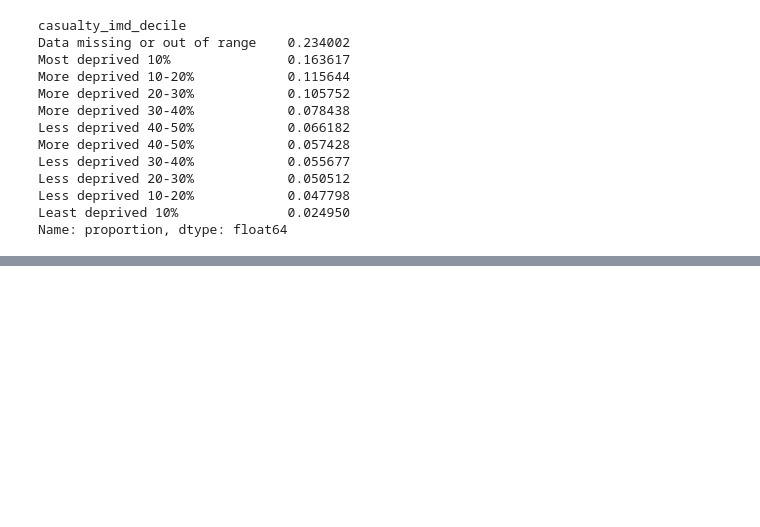
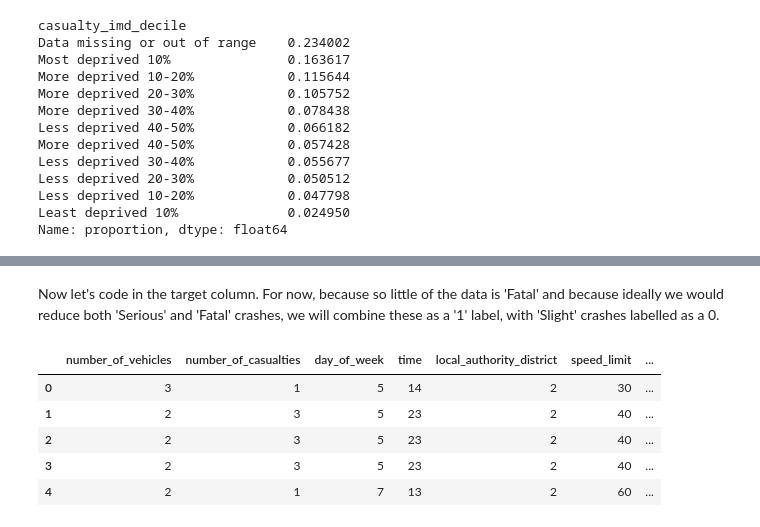
Before and after one commit to EJCassella/DfT_data_project, a Jupyter notebook: 04 - DfT data feature engineering.ipynb, the cells around one changed output, grey strips where cells are left out. Drawn from its saved outputs; the diff is of its cells as text; code cells hidden in the pictures; blank space fills up the shorter version.

```diff
--- a/04 - DfT data feature engineering.ipynb
+++ b/04 - DfT data feature engineering.ipynb
@@ -340,0 +480,2 @@ train = pd.get_dummies(train, columns=categorical_feats, drop_first=True)
+# %% [markdown]
+Now let's code in the target column. For now, because so little of the data is 'Fatal' and because ideally we would reduce both 'Serious' and 'Fatal' crashes, we will combine these as a '1' label, with 'Slight' crashes labelled as a 0.
@@ -340,0 +502,10 @@ train = pd.get_dummies(train, columns=categorical_feats, drop_first=True)
+# %%
+pd.set_option('display.max_columns', None)
+train.head()
+# %% [output]
+|  | number_of_vehicles | number_of_casualties | day_of_week | time | local_authority_district | speed_limit | ... |
+| 0 | 3 | 1 | 5 | 14 | 2 | 30 | ... |
+| 1 | 2 | 3 | 5 | 23 | 2 | 40 | ... |
+| 2 | 2 | 3 | 5 | 23 | 2 | 40 | ... |
+| 3 | 2 | 3 | 5 | 23 | 2 | 40 | ... |
+| 4 | 2 | 1 | 7 | 13 | 2 | 60 | ... |
```
Also changed, not shown: parts of 60 cells of this notebook, 3 other files.
